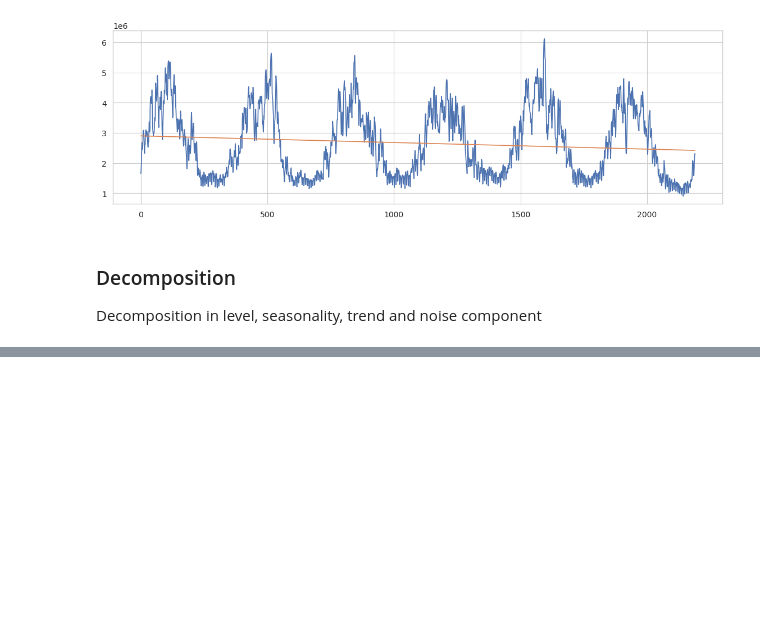
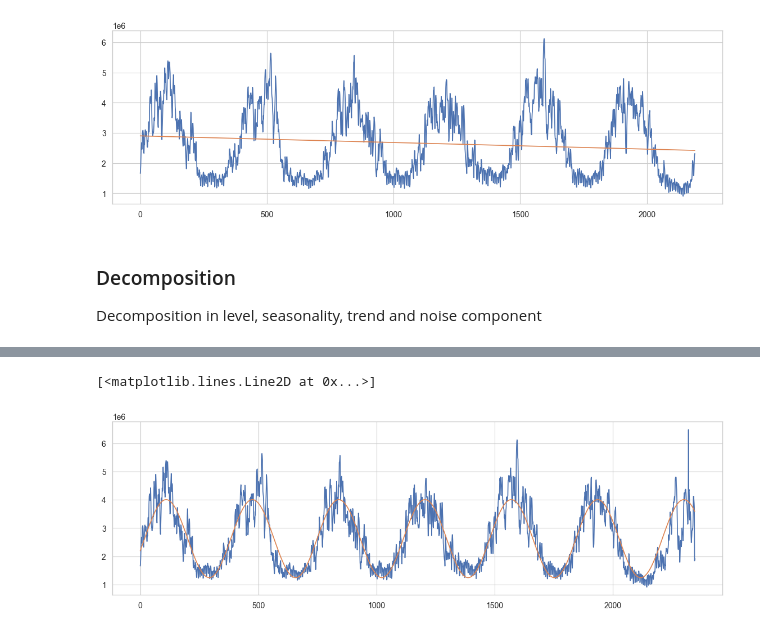
Before and after one commit to f-linus/natural_gas_consumption_modelling, a Jupyter notebook: notebooks/data_analysis/002 Autocorrelation, seasonality and trends.ipynb, the cells around one changed output, grey strips where cells are left out. Cells and saved outputs as stored; diff of their text form; code cells hidden in the pictures; blank space fills up the shorter version.

```diff
--- a/notebooks/data_analysis/002 Autocorrelation, seasonality and trends.ipynb
+++ b/notebooks/data_analysis/002 Autocorrelation, seasonality and trends.ipynb
@@ -95,0 +115,15 @@ Decomposition in level, seasonality, trend and noise component
+# %%
+from scipy import optimize
+
+x = np.array(range(consumption_data.index.shape[0]))
+y = consumption_data.to_numpy()
+
+parameters_optimal, _ = optimize.curve_fit(yearly_seasonality, x, y)
+# %%
+fig, ax = plt.subplots(figsize=(14, 4))
+
+ax.plot(x, y, label="Data")
+ax.plot(x, yearly_seasonality(x, *parameters_optimal), label="Seasonality")
+# %% [output]
+[<matplotlib.lines.Line2D at 0x...>]
+[figure, added]
```
Also changed, not shown: parts of 16 cells of this notebook.
